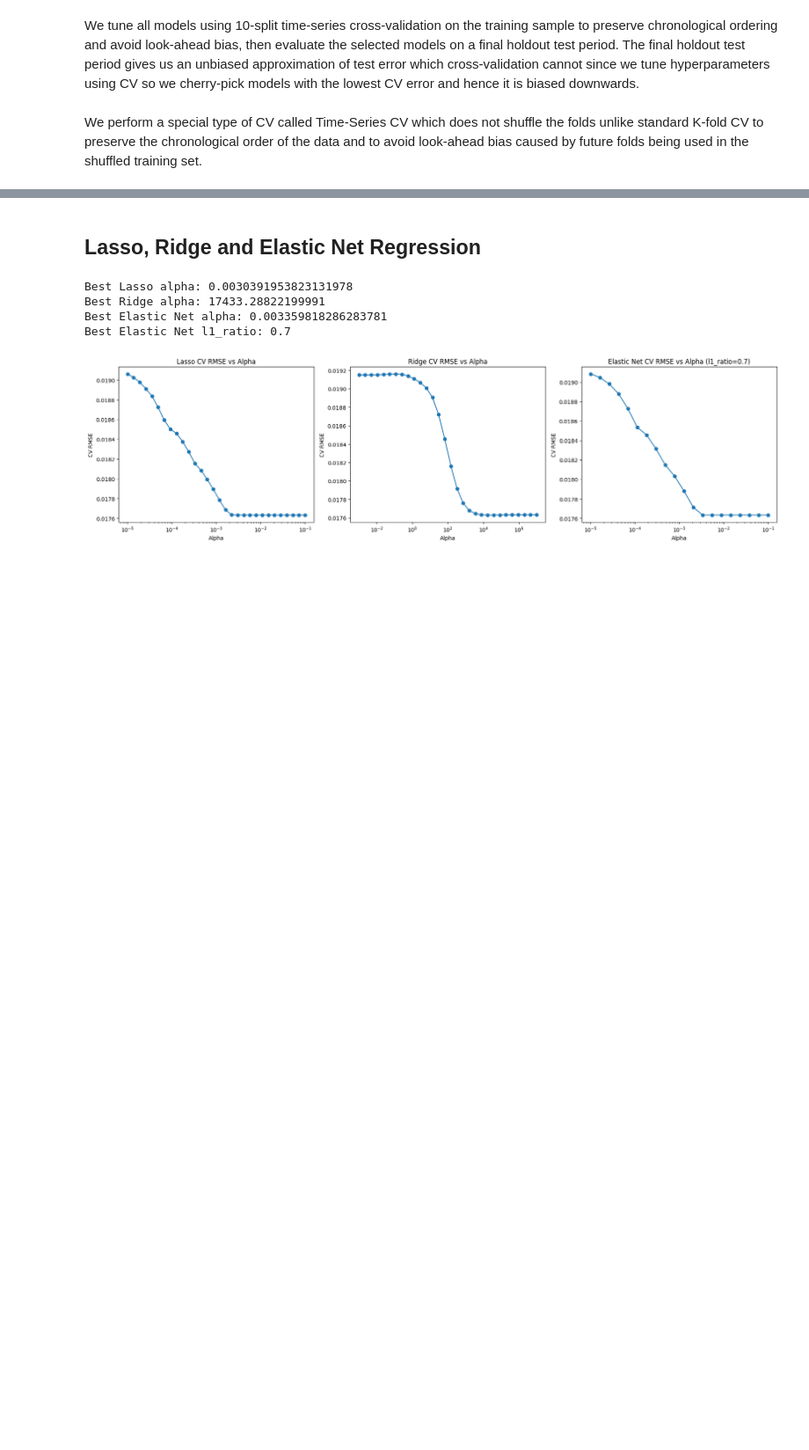
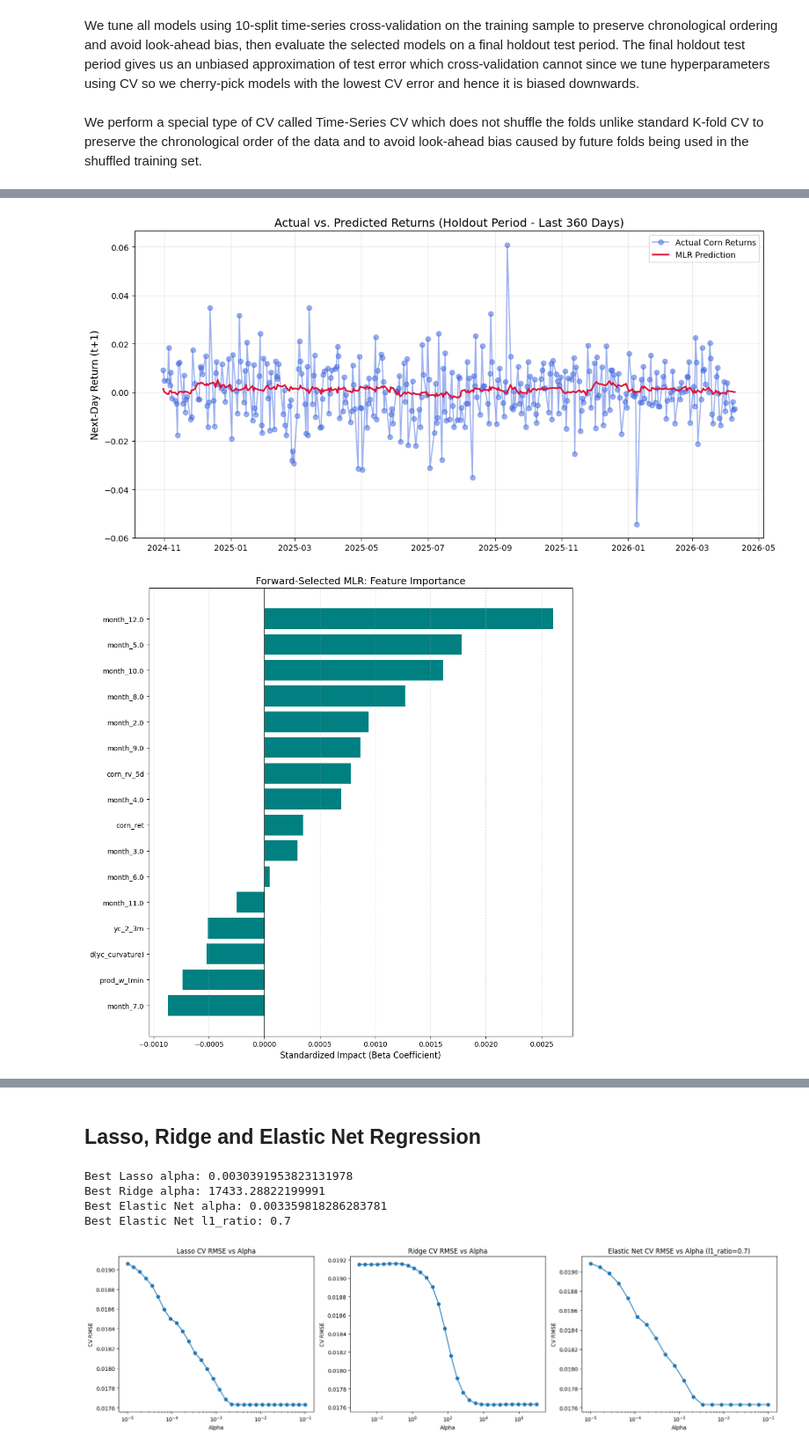
Before and after one commit to aryasalian/ECON-573-Research-Project, a Jupyter notebook: arya_copy_model.ipynb, the cells around one changed output, grey strips where cells are left out. Shown at 88% size. Drawn from its saved outputs; the diff is of its cells as text; code cells hidden in the pictures; blank space fills up the shorter version.

```diff
--- a/arya_copy_model.ipynb
+++ b/arya_copy_model.ipynb
@@ -48,7 +50,8 @@ feature_cols = [
     'oil_close_roll_z', 'soy_close_roll_z', 'corn_soy_ratio', 'corn_oil_ratio',
     'yc_10_2', 'yc_2_3m', 'yc_curvature',
     'd(yc_10_2)', 'd(yc_2_3m)', 'd(yc_curvature)', 'd(T10_yield)', 'd(T2_yield)',
-    'prod_w_temp', 'prod_w_tmin', 'prod_w_tmax', 'prod_w_prcp', 'prod_w_rhum', 'prod_w_wspd'
+    'prod_w_temp', 'prod_w_tmin', 'prod_w_tmax', 'prod_w_prcp', 'prod_w_rhum', 'prod_w_wspd',
+    'temp_prcp_interaction', 'corn_rv_5d_lag1', 'corn_rv_5d_lag2', 'rsi_14_lag1', 'rsi_14_lag2', 'd(yc_10_2)_lag1', 'd(yc_10_2)_lag2'
 ]
 response_col = 'corn_ret_t+1'
 model_df = df[feature_cols + [response_col]].copy()
@@ -72,6 +75,7 @@ y_train, y_test = y.iloc[:split_idx], y.iloc[split_idx:]
 # Month is a categorical variable
 categorical_cols = ["month"]
 numeric_cols = [c for c in feature_cols if c not in categorical_cols]
+
 # Setting up feature preprocessing pipelines
 preprocessor_scaled = ColumnTransformer([
     ("num", Pipeline([
@@ -121,0 +268,37 @@ def evaluate_holdout(name, model, X_train, y_train, X_test, y_test):
+# %%
+test_preds = forward_selection_model.predict(X_test)
+subset_days = 360   # Focus on the most recent 360 trading days to see the fit clearly
+
+plt.figure(figsize=(12, 6))
+plt.plot(y_test.index[-subset_days:], y_test.values[-subset_days:],
+         label='Actual Corn Returns', marker='o', alpha=0.5, color='royalblue')
+plt.plot(y_test.index[-subset_days:], test_preds[-subset_days:],
+         label='MLR Prediction', linestyle='-', color='crimson', linewidth=2)
+plt.title(f'Actual vs. Predicted Returns (Holdout Period - Last {subset_days} Days)', fontsize=14)
+plt.ylabel('Next-Day Return (t+1)', fontsize=12)
+plt.legend()
+plt.grid(True, alpha=0.3)
+plt.tight_layout()
+plt.show()
+
+# 1. Fit the model
+forward_selection_model.fit(X_train, y_train)
+
+# 2. Extract Feature Names and Coefficients
+# Note the change from 'onehot' to 'ohe' to match the previous code block
+ohe = forward_selection_model.named_steps['preprocessor'].named_transformers_['cat'].named_steps['onehot']
+feature_names = selected_features + ohe.get_feature_names_out(['month']).tolist()
+coeffs = forward_selection_model.named_steps['regressor'].coef_
+
+coef_df = pd.DataFrame({'Feature': feature_names, 'Weight': coeffs}).sort_values(by='Weight')
+plt.figure(figsize=(10, 10))
+plt.barh(coef_df['Feature'], coef_df['Weight'], color='teal')
+plt.axvline(0, color='black', linewidth=0.8)
+plt.title('Forward-Selected MLR: Feature Importance', fontsize=14)
+plt.xlabel('Standardized Impact (Beta Coefficient)', fontsize=12)
+plt.grid(axis='x', linestyle='--', alpha=0.5)
+plt.tight_layout()
+plt.show()
+# %% [output]
+[figure, added]
+[figure, added]
```
Also changed, not shown: parts of 7 cells of this notebook, 2 other files.
